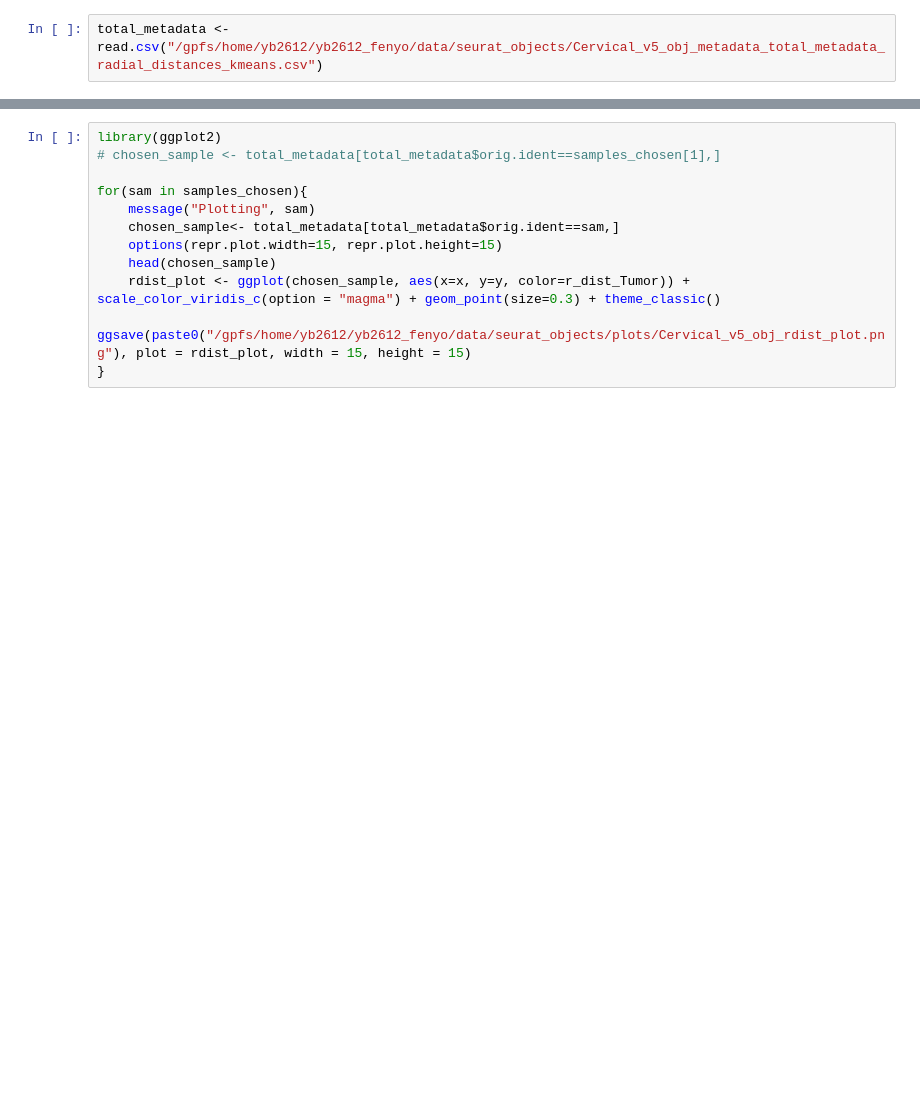
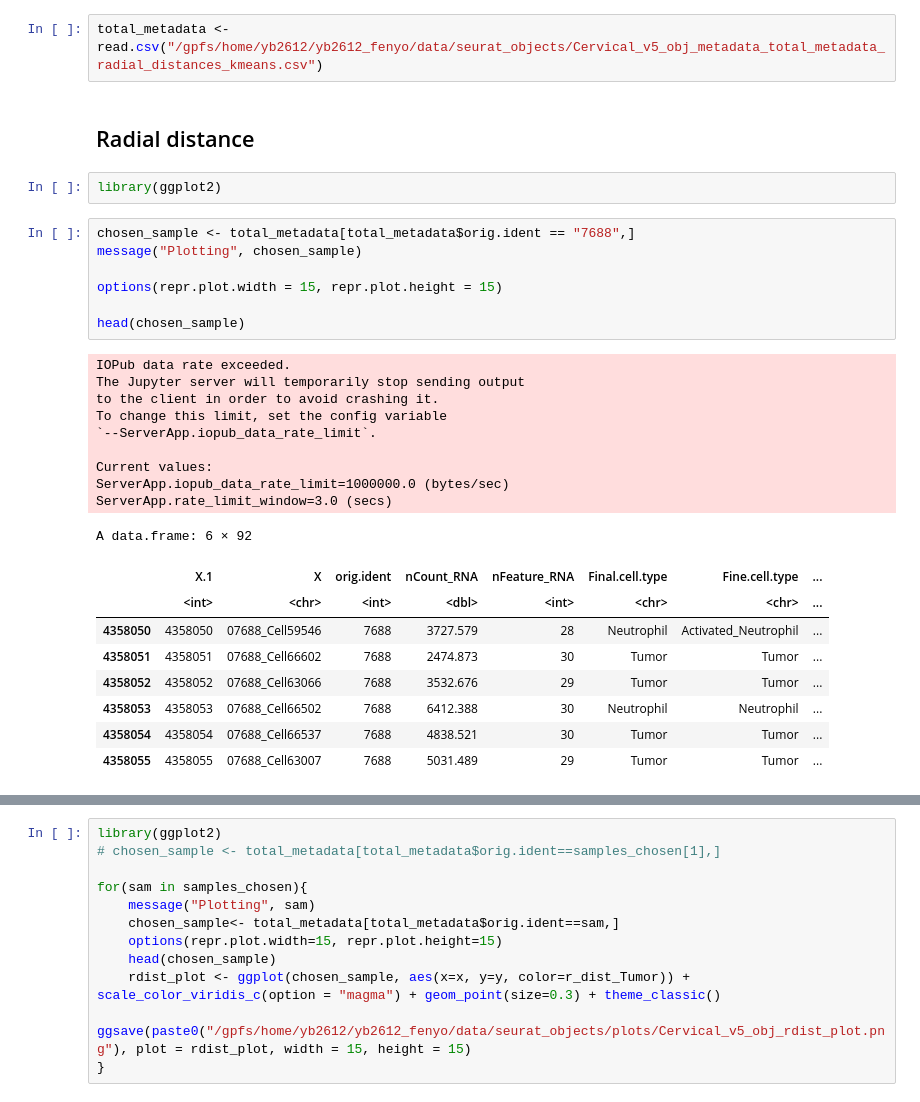
Before and after one commit to FenyoLab/EC_codeximaging, a Jupyter notebook: notebooks/semla_distance_analysis_cervical.ipynb, the cells around one changed output, grey strips where cells are left out. Drawn from its saved outputs; the diff is of its cells as text; blank space fills up the shorter version.

```diff
--- a/notebooks/semla_distance_analysis_cervical.ipynb
+++ b/notebooks/semla_distance_analysis_cervical.ipynb
@@ -262,3 +276,33 @@ samples_chosen
 [1] "02433" "08153" "10103" "00862" "09002" "34933"
 # %%
 total_metadata <- read.csv("/gpfs/home/yb2612/yb2612_fenyo/data/seurat_objects/Cervical_v5_obj_metadata_total_metadata_radial_distances_kmeans.csv")
+# %% [markdown]
+## Radial distance
+# %%
+library(ggplot2)
+# %%
+chosen_sample <- total_metadata[total_metadata$orig.ident == "7688",]
+message("Plotting", chosen_sample)
+
+options(repr.plot.width = 15, repr.plot.height = 15)
+
+head(chosen_sample)
+# %% [output]
+IOPub data rate exceeded.
+The Jupyter server will temporarily stop sending output
+to the client in order to avoid crashing it.
+To change this limit, set the config variable
+`--ServerApp.iopub_data_rate_limit`.
+
+Current values:
+ServerApp.iopub_data_rate_limit=1000000.0 (bytes/sec)
+ServerApp.rate_limit_window=3.0 (secs)
+A data.frame: 6 × 92
+|  | X.1 | X | orig.ident | nCount_RNA | nFeature_RNA | Final.cell.type | Fine.cell.type | ... |
+|  | <int> | <chr> | <int> | <dbl> | <int> | <chr> | <chr> | ... |
+| 4358050 | 4358050 | 07688_Cell59546 | 7688 | 3727.579 | 28 | Neutrophil | Activated_Neutrophil | ... |
+| 4358051 | 4358051 | 07688_Cell66602 | 7688 | 2474.873 | 30 | Tumor | Tumor | ... |
+| 4358052 | 4358052 | 07688_Cell63066 | 7688 | 3532.676 | 29 | Tumor | Tumor | ... |
+| 4358053 | 4358053 | 07688_Cell66502 | 7688 | 6412.388 | 30 | Neutrophil | Neutrophil | ... |
+| 4358054 | 4358054 | 07688_Cell66537 | 7688 | 4838.521 | 30 | Tumor | Tumor | ... |
+| 4358055 | 4358055 | 07688_Cell63007 | 7688 | 5031.489 | 29 | Tumor | Tumor | ... |
```
Also changed, not shown: parts of 7 cells of this notebook.
